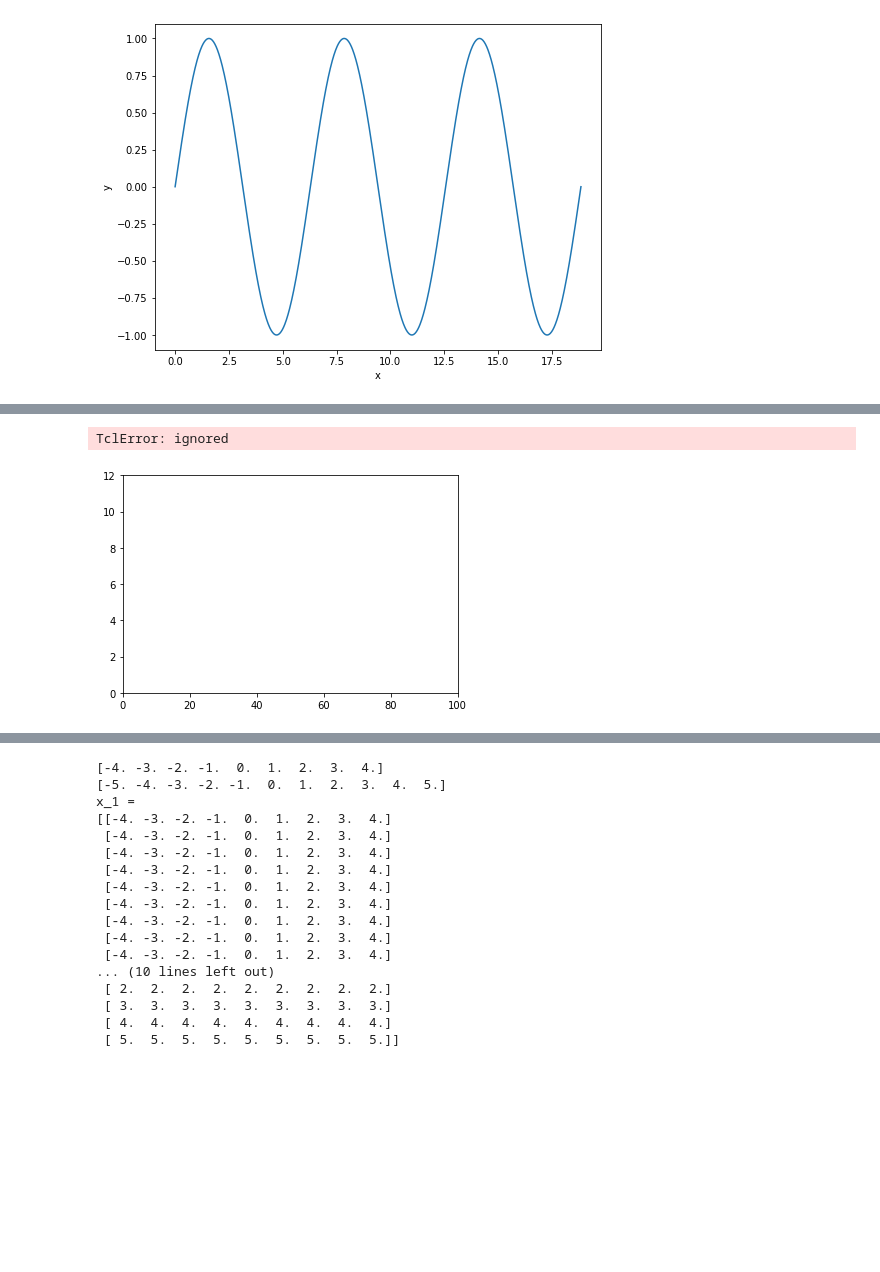
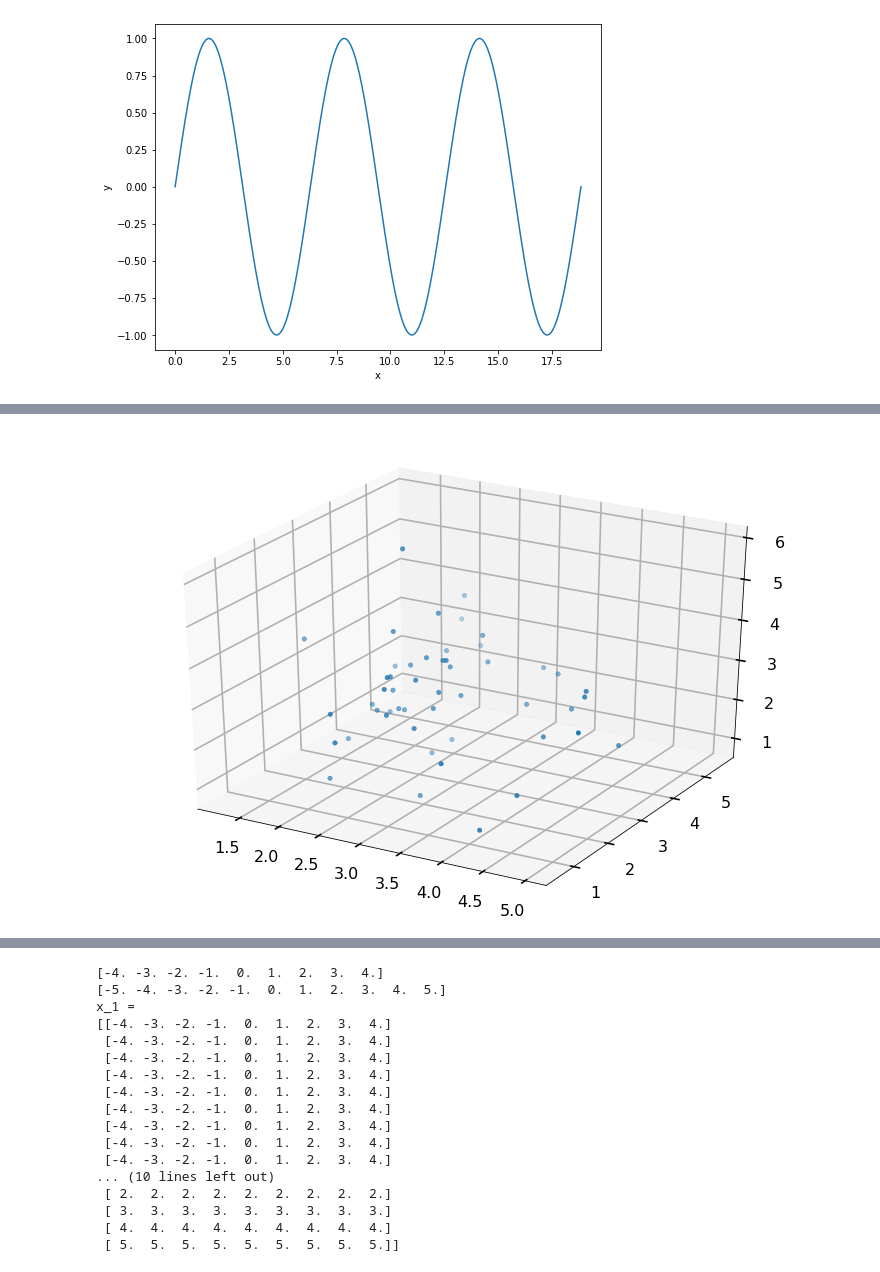
Before and after one commit to anilvce/mathslab, a Jupyter notebook: graphs.ipynb, the cells around one changed output, grey strips where cells are left out. Cells and saved outputs as stored; diff of their text form; code cells hidden in the pictures; blank space fills up the shorter version.

```diff
--- a/graphs.ipynb
+++ b/graphs.ipynb
@@ -202,50 +171,17 @@ with writer.saving(fig, "writer_test.mp4", 100):
-# %%
-import turtle
-#turtle.title('Hi! I\'m Bob the turtle!')
-#turtle.setup(width=800, height=800)
-#bob = turtle.Turtle(shape='turtle')
-bob=turtle.Turtle(shape="square")
-bob.color('orange')
-# Drawing a square
-bob.forward(100)
-bob.right(90)
-bob.forward(100)
-bob.right(90)
-bob.forward(100)
-bob.right(90)
-bob.forward(100)
-turtle.exitonclick()
-# %% [output]
-TclError: ignored
-# %%
-from matplotlib import pyplot as plt
-from matplotlib.animation import FuncAnimation
-import numpy as np
-
-x = []
-y = []
-
-figure, ax = plt.subplots()
-
-# Setting limits for x and y axis
-ax.set_xlim(0, 100)
-ax.set_ylim(0, 12)
-
-# Since plotting a single graph
-line, = ax.plot(0, 0)
-
-def animation_function(i):
-	x.append(i * 15)
-	y.append(i)
-
-	line.set_xdata(x)
-	line.set_ydata(y)
-	return line,
-
-animation = FuncAnimation(figure,
-						func = animation_function,
-						frames = np.arange(0, 10, 0.1),
-						interval = 10)
-plt.show()
-# %% [output]
-[figure, removed]
+# %%
+
+
+np.random.seed(31)
+
+mu = 3
+n=50
+
+x = np.random.normal(mu, 1, size=n)
+y = np.random.normal(mu, 1, size=n)
+z = np.random.normal(mu, 1, size=n)
+
+ax = plt.axes(projection='3d')
+#plt.plot(x,y,z)
+ax.scatter3D(x, y, z);
+# %% [output]
+[figure, added]
```
Also changed, not shown: parts of 8 cells of this notebook.
